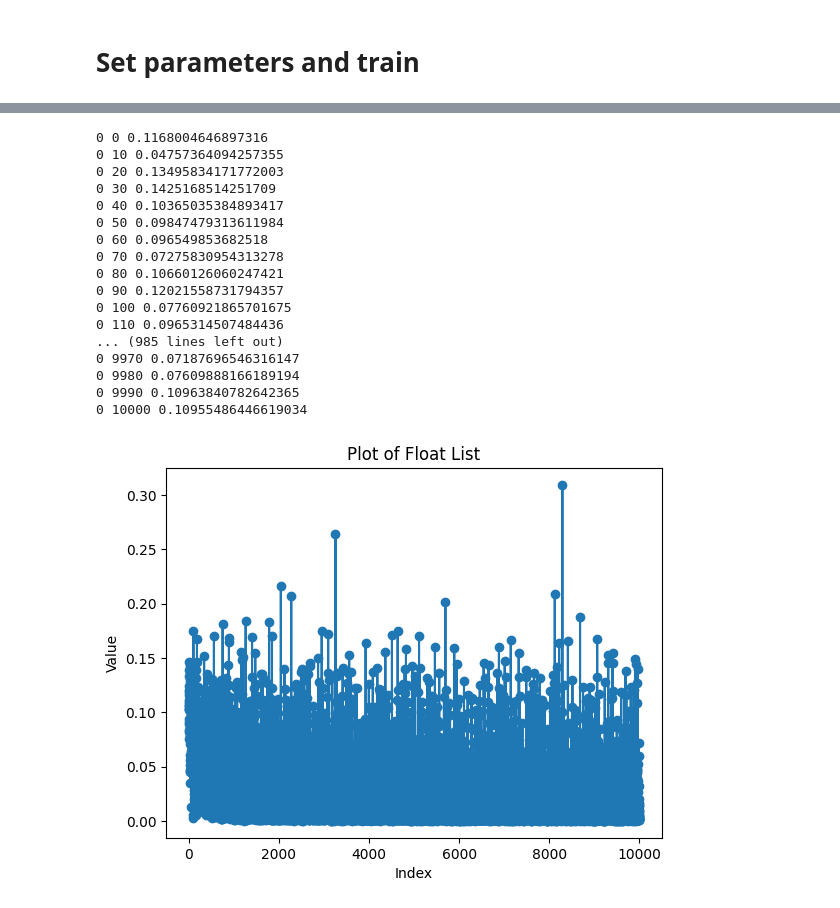
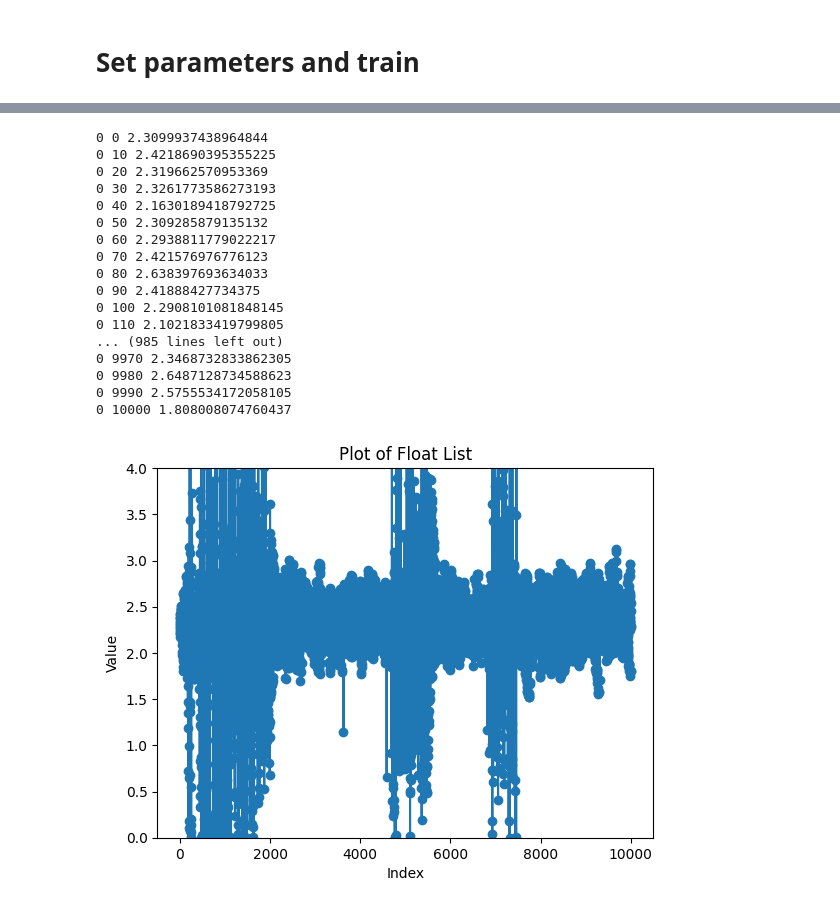
Before and after one commit to smilearc1999/kkk, a Jupyter notebook: examples/notebooks/MoCoCIFAR10.ipynb, the cells around one changed output, grey strips where cells are left out. Saved outputs shown, nothing was run; the diff lists cells and outputs as text; code cells hidden in the pictures.

```diff
--- a/examples/notebooks/MoCoCIFAR10.ipynb
+++ b/examples/notebooks/MoCoCIFAR10.ipynb
@@ -525,16 +519,20 @@ IndexError: index 1 is out of bounds for dimension 0 with size 1
 # %%
-
-# 构建网络模型
 class Net(nn.Module):
     def __init__(self):
         super(Net,self).__init__()
 
         self.fc1 = nn.Linear(28 * 28, 256)
+        self.fc4 = nn.Linear(256, 256)
+        self.fc5 = nn.Linear(256, 256)
+        self.fc6 = nn.Linear(256, 256)
         self.fc2 = nn.Linear(256, 64)
         self.fc3 = nn.Linear(64, 10)
 
     def forward(self, x):
         x = F.relu(self.fc1(x))
+        x = F.relu(self.fc4(x))
+        x = F.relu(self.fc5(x))
+        x = F.relu(self.fc6(x))
         x = F.relu(self.fc2(x))
         x = self.fc3(x)
 
@@ -543,11 +541,12 @@ class Net(nn.Module):
 # 进行网络的初始化
 net = Net().to("cuda")
 # 定义优化器
-optimizer = optim.SGD(net.parameters(), lr=0.1, momentum=0.9)
+optimizer = optim.SGD(net.parameters(), lr=0.01, momentum=0.9)
 # 初始化数组存储loss数值便于绘图
 train_loss =[]
 
 # 对数据集迭代
+criterion = nn.CrossEntropyLoss()
 for epoch in range(1):
     # 对batch迭代
     for batch_idx, (x, y) in enumerate(train_loader):
@@ -559,7 +558,8 @@ for epoch in range(1):
       out = net(x)
       y_onehot = one_hot(y).to("cuda")
       # loss=mse(out, y_onehot) 计算loss数值
-      loss = F.mse_loss(out, y_onehot)
+      # loss = F.mse_loss(out, y_onehot)
+      loss = criterion(out, y_onehot)
       # 将梯度置零操作
       optimizer.zero_grad()
       # 反向传播
@@ -595,37 +595,39 @@ for epoch in range(1):
 # pred = out.argmax(dim=1)
 # plot_image(x, pred, 'test')
 # %% [output]
-0 0 0.1168004646897316
-0 10 0.04757364094257355
-0 20 0.13495834171772003
-0 30 0.1425168514251709
-0 40 0.10365035384893417
-0 50 0.09847479313611984
-0 60 0.096549853682518
-0 70 0.07275830954313278
-0 80 0.10660126060247421
-0 90 0.12021558731794357
-0 100 0.07760921865701675
-0 110 0.0965314507484436
+0 0 2.3099937438964844
+0 10 2.4218690395355225
+0 20 2.319662570953369
+0 30 2.3261773586273193
+0 40 2.1630189418792725
+0 50 2.309285879135132
+0 60 2.2938811779022217
+0 70 2.421576976776123
+0 80 2.638397693634033
+0 90 2.41888427734375
+0 100 2.2908101081848145
+0 110 2.1021833419799805
 ... (985 lines left out)
-0 9970 0.07187696546316147
-0 9980 0.07609888166189194
-0 9990 0.10963840782642365
-0 10000 0.10955486446619034
+0 9970 2.3468732833862305
+0 9980 2.6487128734588623
+0 9990 2.5755534172058105
+0 10000 1.808008074760437
 # %%
 # 获取索引
 indices = list(range(len(train_loss)))
 
 # 绘制数据
 # for i in range(len(loss_lists)):
 plt.plot(indices, train_loss, marker='o')
 
 # 添加标题和标签
 plt.title('Plot of Float List')
+plt.ylim(0, 4)
 plt.xlabel('Index')
 plt.ylabel('Value')
 
 # 显示图形
 plt.show()
+# CROSS SGD
 # %% [output]
-[figure, old version]
+[figure, new version]
```
Also changed, not shown: parts of 3 cells of this notebook.
